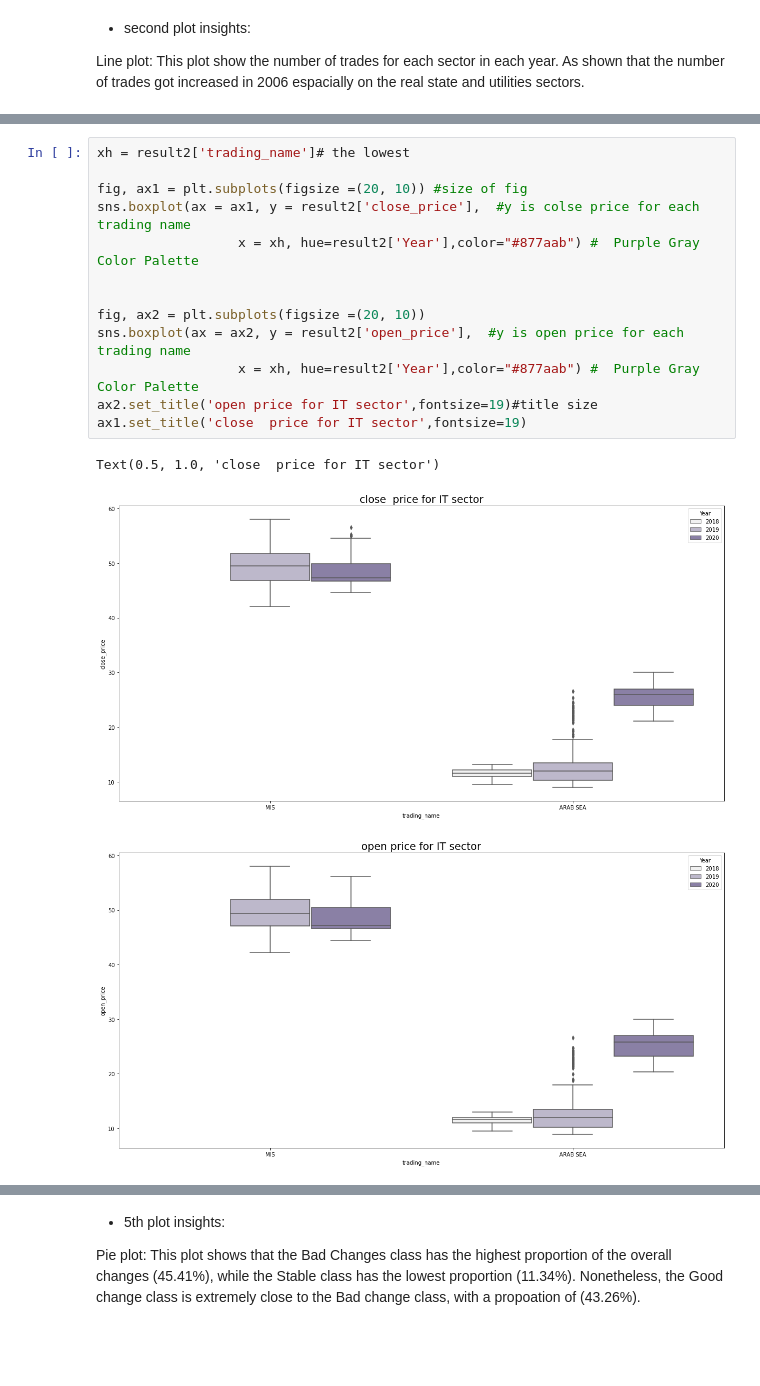
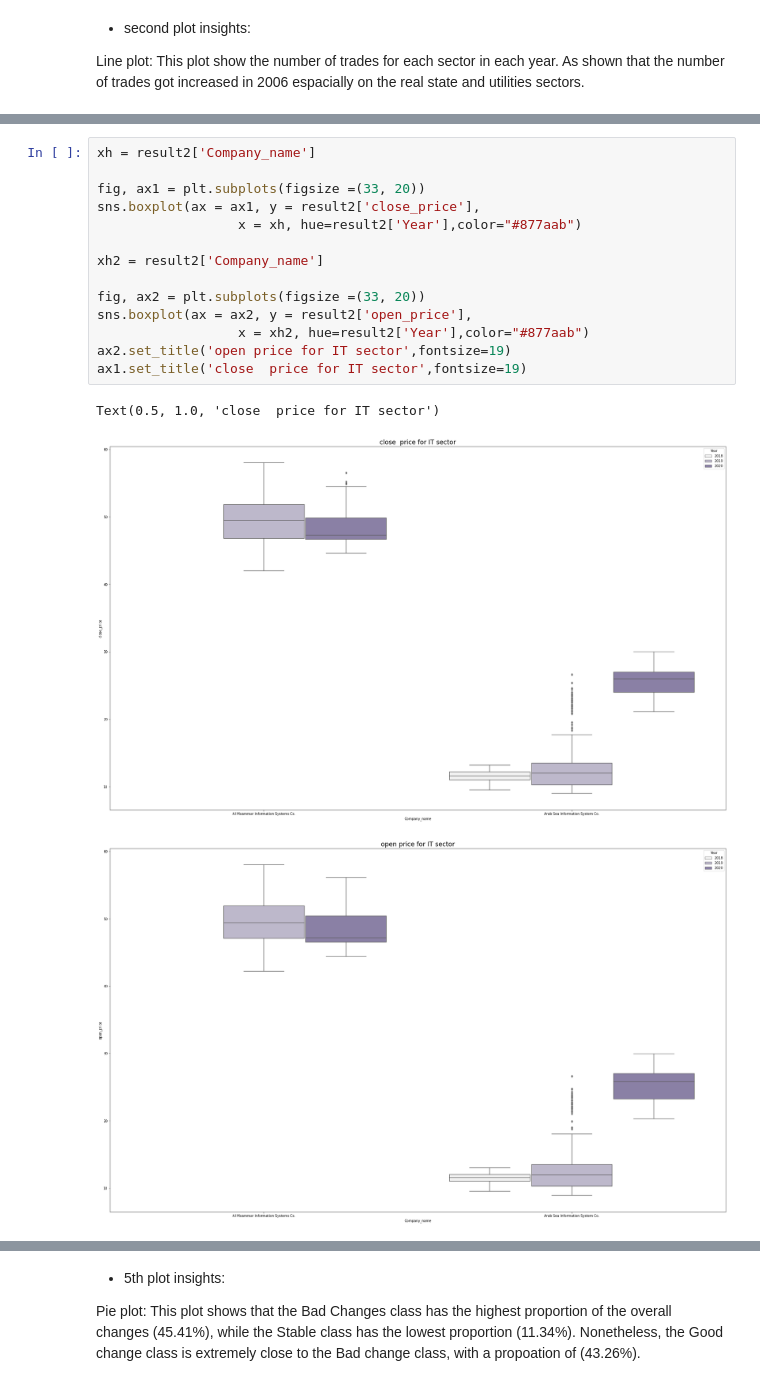
Before and after one commit to RashaAlharthi/Saudi_Stock-_Exchange_Tadawul, a Jupyter notebook: NoteBooks/Capston_project_EDA_DaQuest.ipynb, the cells around one changed output, grey strips where cells are left out. Saved outputs shown, nothing was run; the diff lists cells and outputs as text; blank space fills up the shorter version.

```diff
--- a/NoteBooks/Capston_project_EDA_DaQuest.ipynb
+++ b/NoteBooks/Capston_project_EDA_DaQuest.ipynb
@@ -137,22 +126,23 @@ These two plots are show the Close and Open prices in the largest sector Informa
    - the highr variation in 2020 then 2019 lastly 2018
    - there are outliers in 2019 in the open and close prices
 # %%
-xh = result2['trading_name']# the lowest
+xh = result2['Company_name']
 
-fig, ax1 = plt.subplots(figsize =(20, 10)) #size of fig
-sns.boxplot(ax = ax1, y = result2['close_price'],  #y is colse price for each trading name
-                  x = xh, hue=result2['Year'],color="#877aab") #  Purple Gray Color Palette
+fig, ax1 = plt.subplots(figsize =(33, 20))
+sns.boxplot(ax = ax1, y = result2['close_price'],
+                  x = xh, hue=result2['Year'],color="#877aab")
 
+xh2 = result2['Company_name']
 
-fig, ax2 = plt.subplots(figsize =(20, 10))
-sns.boxplot(ax = ax2, y = result2['open_price'],  #y is open price for each trading name
-                  x = xh, hue=result2['Year'],color="#877aab") #  Purple Gray Color Palette
-ax2.set_title('open price for IT sector',fontsize=19)#title size
+fig, ax2 = plt.subplots(figsize =(33, 20))
+sns.boxplot(ax = ax2, y = result2['open_price'],
+                  x = xh2, hue=result2['Year'],color="#877aab")
+ax2.set_title('open price for IT sector',fontsize=19)
 ax1.set_title('close  price for IT sector',fontsize=19)
 # %% [output]
 Text(0.5, 1.0, 'close  price for IT sector')
-[figure, old version]
+[figure, new version]
-[figure, old version]
+[figure, new version]
 # %% [markdown]
 - 4th plot insights:
 
```
Also changed, not shown: parts of 18 cells of this notebook.
